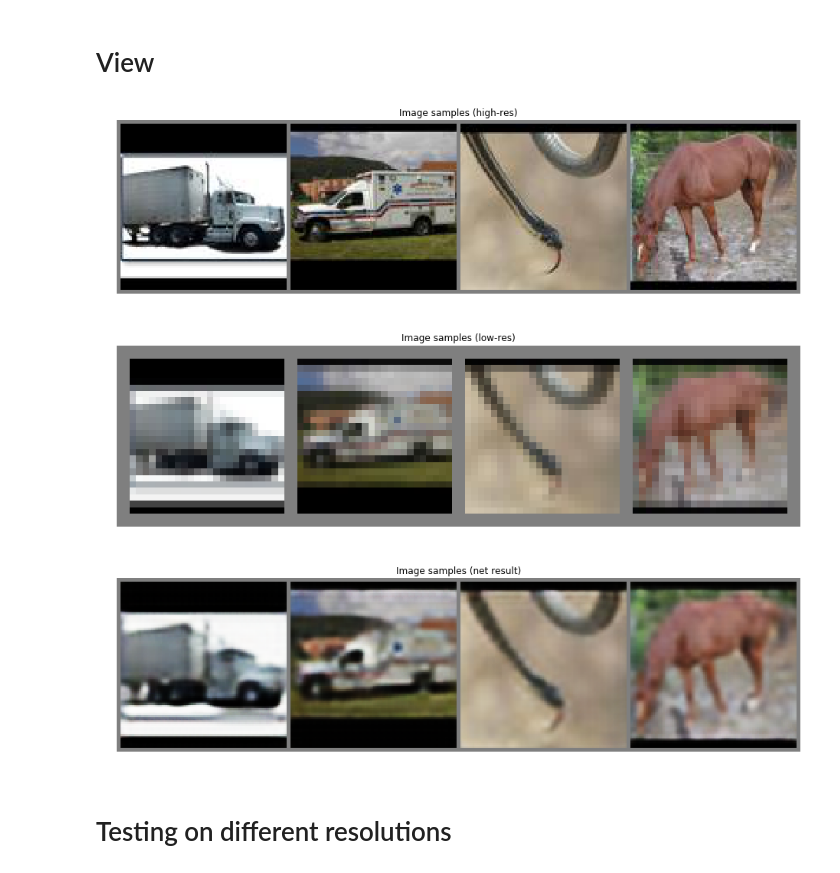
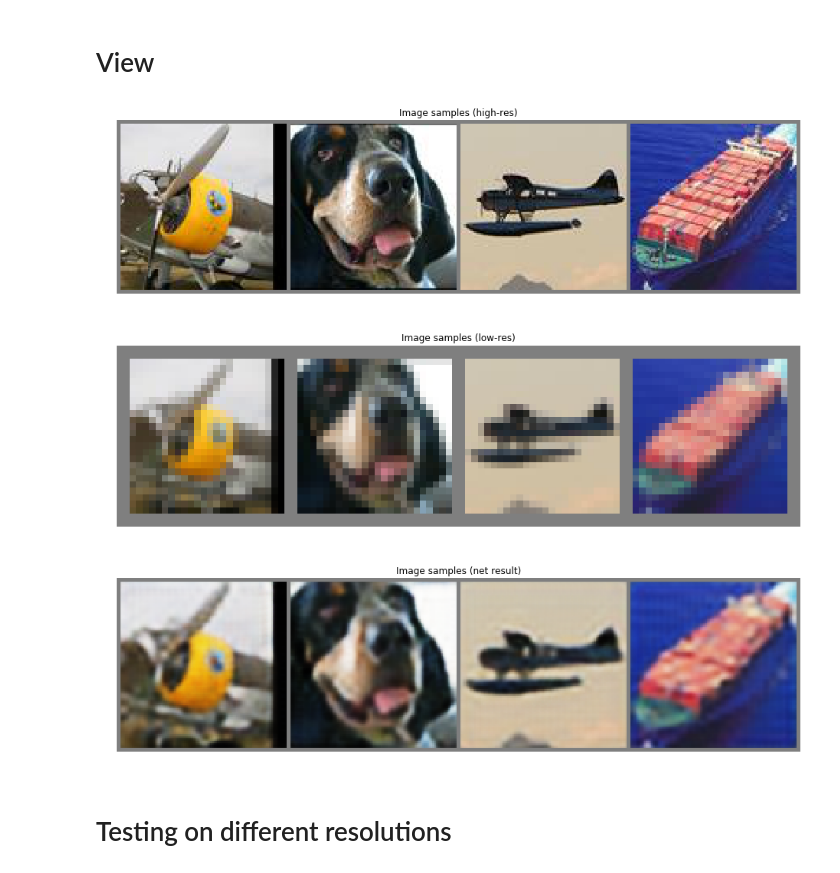
Before and after one commit to renato145/sres, a Jupyter notebook: pytorch/pytorch_version.ipynb, the cells around one changed output. Saved outputs shown, nothing was run; the diff lists cells and outputs as text; code cells hidden in the pictures.

```diff
--- a/pytorch/pytorch_version.ipynb
+++ b/pytorch/pytorch_version.ipynb
@@ -19,6 +19,7 @@ img_size = 96
 upscale_factor = 4
 batch_size = 2048
 threads = 8
+n_gpu = 2
 input_size = img_size // upscale_factor
 print(f'input img = {input_size}x{input_size}, hres img = {img_size}x{img_size}')
 # %% [output]
@@ -73,7 +74,7 @@ from torch import FloatTensor as FT
 def Var(*params):
     return Variable(FT(*params).cuda())
 
-net = SuperRes(2, upscale_factor).cuda()
+net = SuperRes(n_gpu, upscale_factor).cuda()
 net_loss = nn.MSELoss().cuda()
 optimizer = optim.Adam(net.parameters(), lr=1e-2)
 # %%
@@ -201,6 +186,3 @@ torch.save(net.state_dict(), model_data + '.pkl')
 os.remove(model_data + '_temp.pkl')
 # %% [markdown]
 # View
-# %%
-# LOAD
-net.load_state_dict(torch.load(model_data + '.pkl'))
@@ -207,16 +192,17 @@ net.load_state_dict(torch.load(model_data + '.pkl'))
 # %%
 net.eval()
 n_imgs = 4
-temp = iter(dloader_test).next()
+dloader_show = torch.utils.data.DataLoader(data_test, batch_size, True, num_workers=threads)
+temp = iter(dloader_show).next()
 temp_res = net(Var(temp[0][:n_imgs])).data.cpu()
 show(make_grid(temp[1][:n_imgs], nrow=n_imgs), (16,16), 'Image samples (high-res)')
 show(make_grid(temp[0][:n_imgs], nrow=n_imgs), (16,16), 'Image samples (low-res)')
 show(make_grid(temp_res, nrow=n_imgs), (16,16), 'Image samples (net result)')
 del(temp); del(temp_res)
 # %% [output]
-[figure, old version]
+[figure, new version]
-[figure, old version]
+[figure, new version]
-[figure, old version]
+[figure, new version]
 # %% [markdown]
 # Testing on different resolutions
 # %%
```
Also changed, not shown: parts of 6 cells of this notebook.
